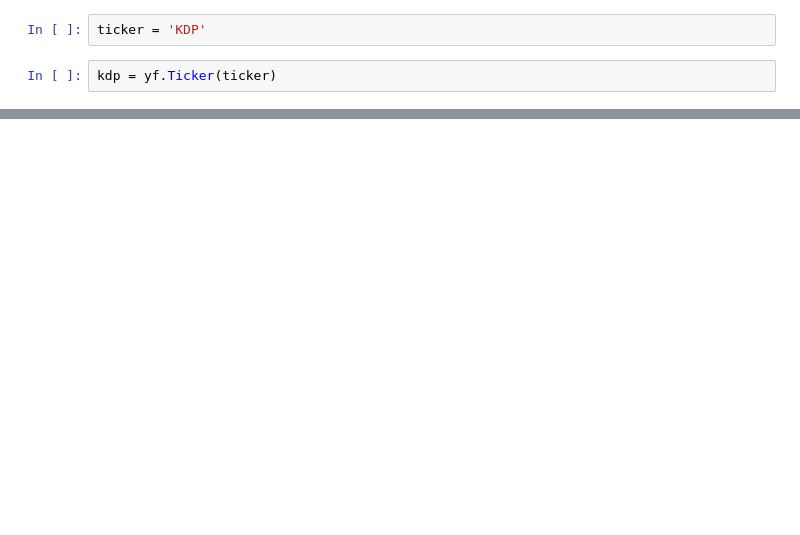
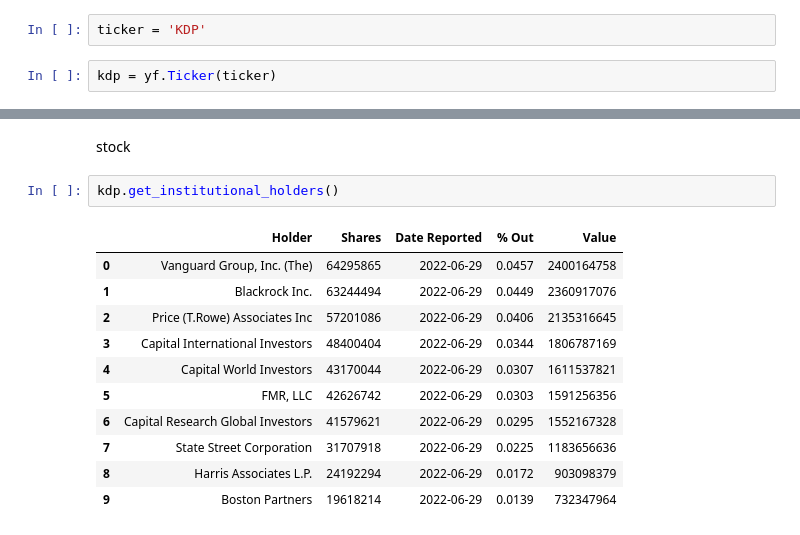
Before and after one commit to TVHM/Microcradentials_Business, a Jupyter notebook: kdp.ipynb, the cells around one changed output, grey strips where cells are left out. Drawn from its saved outputs; the diff is of its cells as text; blank space fills up the shorter version.

```diff
--- a/kdp.ipynb
+++ b/kdp.ipynb
@@ -27,0 +115,16 @@ kdp = yf.Ticker(ticker)
+# %% [markdown]
+stock
+# %%
+kdp.get_institutional_holders()
+# %% [output]
+|  | Holder | Shares | Date Reported | % Out | Value |
+| 0 | Vanguard Group, Inc. (The) | 64295865 | 2022-06-29 | 0.0457 | 2400164758 |
+| 1 | Blackrock Inc. | 63244494 | 2022-06-29 | 0.0449 | 2360917076 |
+| 2 | Price (T.Rowe) Associates Inc | 57201086 | 2022-06-29 | 0.0406 | 2135316645 |
+| 3 | Capital International Investors | 48400404 | 2022-06-29 | 0.0344 | 1806787169 |
+| 4 | Capital World Investors | 43170044 | 2022-06-29 | 0.0307 | 1611537821 |
+| 5 | FMR, LLC | 42626742 | 2022-06-29 | 0.0303 | 1591256356 |
+| 6 | Capital Research Global Investors | 41579621 | 2022-06-29 | 0.0295 | 1552167328 |
+| 7 | State Street Corporation | 31707918 | 2022-06-29 | 0.0225 | 1183656636 |
+| 8 | Harris Associates L.P. | 24192294 | 2022-06-29 | 0.0172 | 903098379 |
+| 9 | Boston Partners | 19618214 | 2022-06-29 | 0.0139 | 732347964 |
```
Also changed, not shown: parts of 13 cells of this notebook.
